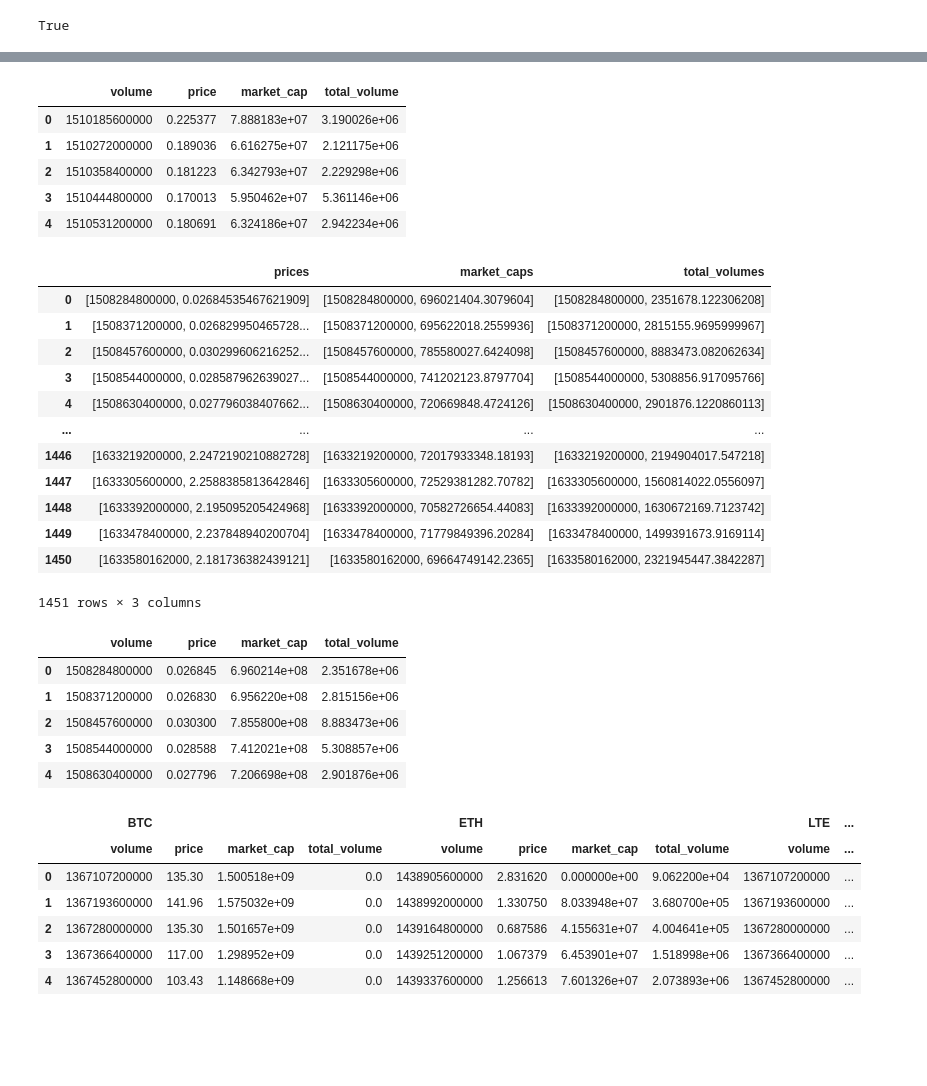
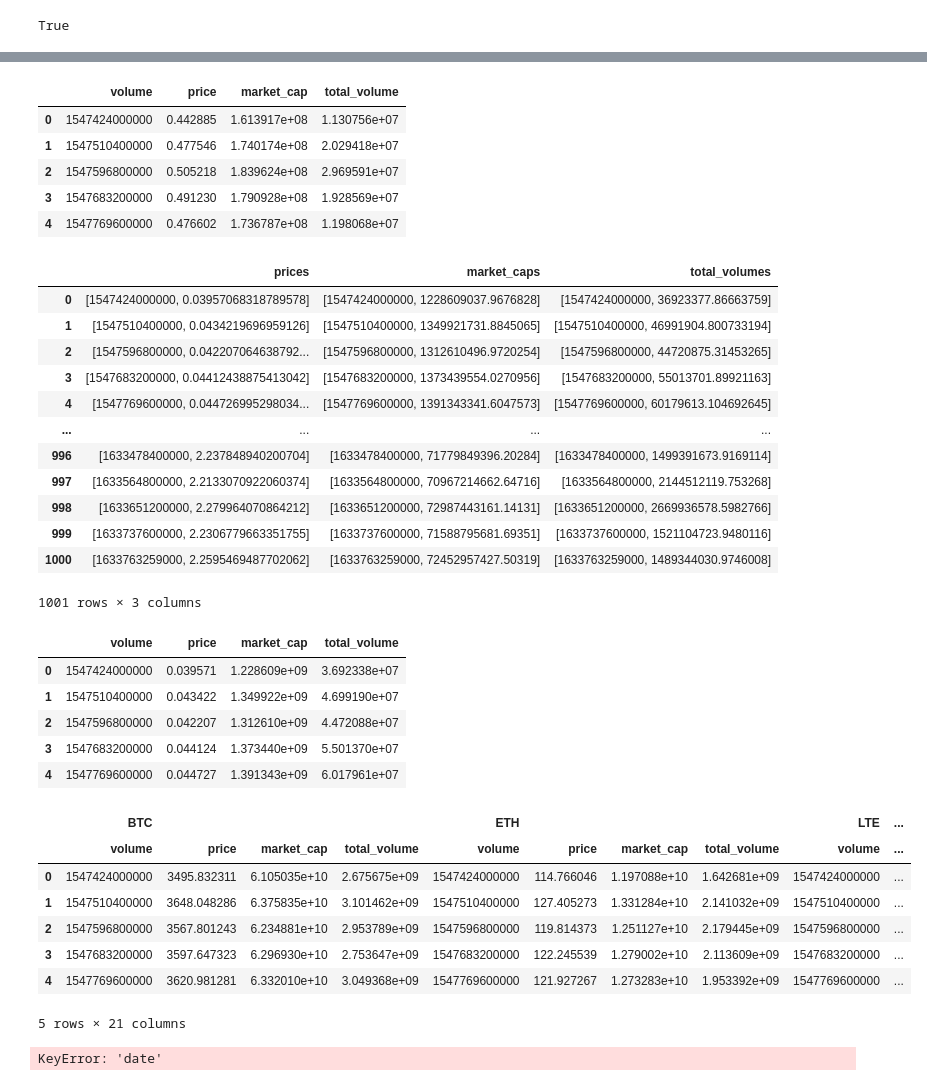
Before and after one commit to toniahurst/project_2, a Jupyter notebook: data_collection_db.ipynb, the cells around one changed output, grey strips where cells are left out. Saved outputs shown, nothing was run; the diff lists cells and outputs as text; code cells hidden in the pictures; blank space fills up the shorter version.

Commit message:
added issue with datetime on crypto data

```diff
--- a/data_collection_db.ipynb
+++ b/data_collection_db.ipynb
@@ -90,5 +90,5 @@ btc_history_df
 # %%
-eth_history = cg.get_coin_market_chart_by_id(id= 'ethereum', vs_currency = 'usd', days = 'max')
+eth_history = cg.get_coin_market_chart_by_id(id= 'ethereum', vs_currency = 'usd', days = '1000')
 eth_history_df = pd.DataFrame(eth_history)
 eth_history_df
 # %% [output]
@@ -124,5 +124,5 @@ eth_history_df.head()
 # %%
-lte_history = cg.get_coin_market_chart_by_id(id= 'litecoin', vs_currency = 'usd', days = 'max')
+lte_history = cg.get_coin_market_chart_by_id(id= 'litecoin', vs_currency = 'usd', days = '1000')
 lte_history_df = pd.DataFrame(lte_history)
 lte_history_df
 # %% [output]
@@ -158,5 +158,5 @@ lte_history_df.head()
 # %%
-link_history = cg.get_coin_market_chart_by_id(id= 'chainlink', vs_currency = 'usd', days = 'max')
+link_history = cg.get_coin_market_chart_by_id(id= 'chainlink', vs_currency = 'usd', days = '1000')
 link_history_df = pd.DataFrame(link_history)
 link_history_df
 # %% [output]
@@ -184,29 +184,29 @@ link_history_df = link_history_df[['volume', 'price',
 link_history_df.head()
 # %% [output]
 |  | volume | price | market_cap | total_volume |
-| 0 | 1510185600000 | 0.225377 | 7.888183e+07 | 3.190026e+06 |
-| 1 | 1510272000000 | 0.189036 | 6.616275e+07 | 2.121175e+06 |
-| 2 | 1510358400000 | 0.181223 | 6.342793e+07 | 2.229298e+06 |
-| 3 | 1510444800000 | 0.170013 | 5.950462e+07 | 5.361146e+06 |
-| 4 | 1510531200000 | 0.180691 | 6.324186e+07 | 2.942234e+06 |
+| 0 | 1547424000000 | 0.442885 | 1.613917e+08 | 1.130756e+07 |
+| 1 | 1547510400000 | 0.477546 | 1.740174e+08 | 2.029418e+07 |
+| 2 | 1547596800000 | 0.505218 | 1.839624e+08 | 2.969591e+07 |
+| 3 | 1547683200000 | 0.491230 | 1.790928e+08 | 1.928569e+07 |
+| 4 | 1547769600000 | 0.476602 | 1.736787e+08 | 1.198068e+07 |
 # %%
-ada_history = cg.get_coin_market_chart_by_id(id= 'cardano', vs_currency = 'usd', days = 'max')
+ada_history = cg.get_coin_market_chart_by_id(id= 'cardano', vs_currency = 'usd', days = '1000')
 ada_history_df = pd.DataFrame(ada_history)
 ada_history_df
 # %% [output]
 |  | prices | market_caps | total_volumes |
-| 0 | [1508284800000, 0.02684535467621909] | [1508284800000, 696021404.3079604] | [1508284800000, 2351678.122306208] |
-| 1 | [1508371200000, 0.026829950465728... | [1508371200000, 695622018.2559936] | [1508371200000, 2815155.9695999967] |
-| 2 | [1508457600000, 0.030299606216252... | [1508457600000, 785580027.6424098] | [1508457600000, 8883473.082062634] |
-| 3 | [1508544000000, 0.028587962639027... | [1508544000000, 741202123.8797704] | [1508544000000, 5308856.917095766] |
-| 4 | [1508630400000, 0.027796038407662... | [1508630400000, 720669848.4724126] | [1508630400000, 2901876.1220860113] |
+| 0 | [1547424000000, 0.03957068318789578] | [1547424000000, 1228609037.9676828] | [1547424000000, 36923377.86663759] |
+| 1 | [1547510400000, 0.0434219696959126] | [1547510400000, 1349921731.8845065] | [1547510400000, 46991904.800733194] |
+| 2 | [1547596800000, 0.042207064638792... | [1547596800000, 1312610496.9720254] | [1547596800000, 44720875.31453265] |
+| 3 | [1547683200000, 0.04412438875413042] | [1547683200000, 1373439554.0270956] | [1547683200000, 55013701.89921163] |
+| 4 | [1547769600000, 0.044726995298034... | [1547769600000, 1391343341.6047573] | [1547769600000, 60179613.104692645] |
 | ... | ... | ... | ... |
-| 1446 | [1633219200000, 2.2472190210882728] | [1633219200000, 72017933348.18193] | [1633219200000, 2194904017.547218] |
-| 1447 | [1633305600000, 2.2588385813642846] | [1633305600000, 72529381282.70782] | [1633305600000, 1560814022.0556097] |
-| 1448 | [1633392000000, 2.195095205424968] | [1633392000000, 70582726654.44083] | [1633392000000, 1630672169.7123742] |
-| 1449 | [1633478400000, 2.237848940200704] | [1633478400000, 71779849396.20284] | [1633478400000, 1499391673.9169114] |
-| 1450 | [1633580162000, 2.181736382439121] | [1633580162000, 69664749142.2365] | [1633580162000, 2321945447.3842287] |
+| 996 | [1633478400000, 2.237848940200704] | [1633478400000, 71779849396.20284] | [1633478400000, 1499391673.9169114] |
+| 997 | [1633564800000, 2.2133070922060374] | [1633564800000, 70967214662.64716] | [1633564800000, 2144512119.753268] |
+| 998 | [1633651200000, 2.279964070864212] | [1633651200000, 72987443161.14131] | [1633651200000, 2669936578.5982766] |
+| 999 | [1633737600000, 2.2306779663351755] | [1633737600000, 71588795681.69351] | [1633737600000, 1521104723.9480116] |
+| 1000 | [1633763259000, 2.2595469487702062] | [1633763259000, 72452957427.50319] | [1633763259000, 1489344030.9746008] |
-1451 rows × 3 columns
+1001 rows × 3 columns
 # %%
 ada_history_df["volume"] = ada_history_df['prices'].apply(extract_volume)
 ada_history_df["price"] = ada_history_df['prices'].apply(extract_price)
@@ -218,11 +218,11 @@ ada_history_df = ada_history_df[['volume', 'price',
 ada_history_df.head()
 # %% [output]
 |  | volume | price | market_cap | total_volume |
-| 0 | 1508284800000 | 0.026845 | 6.960214e+08 | 2.351678e+06 |
-| 1 | 1508371200000 | 0.026830 | 6.956220e+08 | 2.815156e+06 |
-| 2 | 1508457600000 | 0.030300 | 7.855800e+08 | 8.883473e+06 |
-| 3 | 1508544000000 | 0.028588 | 7.412021e+08 | 5.308857e+06 |
-| 4 | 1508630400000 | 0.027796 | 7.206698e+08 | 2.901876e+06 |
+| 0 | 1547424000000 | 0.039571 | 1.228609e+09 | 3.692338e+07 |
+| 1 | 1547510400000 | 0.043422 | 1.349922e+09 | 4.699190e+07 |
+| 2 | 1547596800000 | 0.042207 | 1.312610e+09 | 4.472088e+07 |
+| 3 | 1547683200000 | 0.044124 | 1.373440e+09 | 5.501370e+07 |
+| 4 | 1547769600000 | 0.044727 | 1.391343e+09 | 6.017961e+07 |
 # %%
 to_merge_dict = {
     'BTC': btc_history_df , 'ETH': eth_history_df,
@@ -230,15 +230,30 @@ to_merge_dict = {
 # %%
 #Coin Merged DataFrame
 merged_coin_df = pd.concat(to_merge_dict.values(), keys=to_merge_dict.keys(), axis=1, join='inner')
+merged_coin_df['date'] = ""
 merged_coin_df.head()
 # %% [output]
 |  | BTC |  |  |  | ETH |  |  |  | LTE | ... |
 |  | volume | price | market_cap | total_volume | volume | price | market_cap | total_volume | volume | ... |
-| 0 | 1367107200000 | 135.30 | 1.500518e+09 | 0.0 | 1438905600000 | 2.831620 | 0.000000e+00 | 9.062200e+04 | 1367107200000 | ... |
-| 1 | 1367193600000 | 141.96 | 1.575032e+09 | 0.0 | 1438992000000 | 1.330750 | 8.033948e+07 | 3.680700e+05 | 1367193600000 | ... |
-| 2 | 1367280000000 | 135.30 | 1.501657e+09 | 0.0 | 1439164800000 | 0.687586 | 4.155631e+07 | 4.004641e+05 | 1367280000000 | ... |
-| 3 | 1367366400000 | 117.00 | 1.298952e+09 | 0.0 | 1439251200000 | 1.067379 | 6.453901e+07 | 1.518998e+06 | 1367366400000 | ... |
-| 4 | 1367452800000 | 103.43 | 1.148668e+09 | 0.0 | 1439337600000 | 1.256613 | 7.601326e+07 | 2.073893e+06 | 1367452800000 | ... |
+| 0 | 1547424000000 | 3495.832311 | 6.105035e+10 | 2.675675e+09 | 1547424000000 | 114.766046 | 1.197088e+10 | 1.642681e+09 | 1547424000000 | ... |
+| 1 | 1547510400000 | 3648.048286 | 6.375835e+10 | 3.101462e+09 | 1547510400000 | 127.405273 | 1.331284e+10 | 2.141032e+09 | 1547510400000 | ... |
+| 2 | 1547596800000 | 3567.801243 | 6.234881e+10 | 2.953789e+09 | 1547596800000 | 119.814373 | 1.251127e+10 | 2.179445e+09 | 1547596800000 | ... |
+| 3 | 1547683200000 | 3597.647323 | 6.296930e+10 | 2.753647e+09 | 1547683200000 | 122.245539 | 1.279002e+10 | 2.113609e+09 | 1547683200000 | ... |
+| 4 | 1547769600000 | 3620.981281 | 6.332010e+10 | 3.049368e+09 | 1547769600000 | 121.927267 | 1.273283e+10 | 1.953392e+09 | 1547769600000 | ... |
+5 rows × 21 columns
+# %%
+#Want to add dates to coresponding values
+"""We are manually adding dates due to API Key not having dates. We need to have a common
+column to concat for portfolios. dates would be the only thing to have a common column, but
+we may run into an issue with crypto being calculated daily and not skipping non business days/hours
+"""
+rng = pd.date_range('2017-10-17','2021-10-08', freq='D')
+merged_coin_df['date'] = pd.to_datetime(merged_coin_df['date'])
+merged_coin_df = merged_coin_df.set_index('date').reindex(rng, fill_value=0)
+
+merged_coin_df.head()
+# %% [output]
+KeyError: 'date'
 # %%
 merged_coin_df.to_json('crypto_data.json')
 # %%
```
Also changed, not shown: parts of 24 cells of this notebook, 3 other files.
